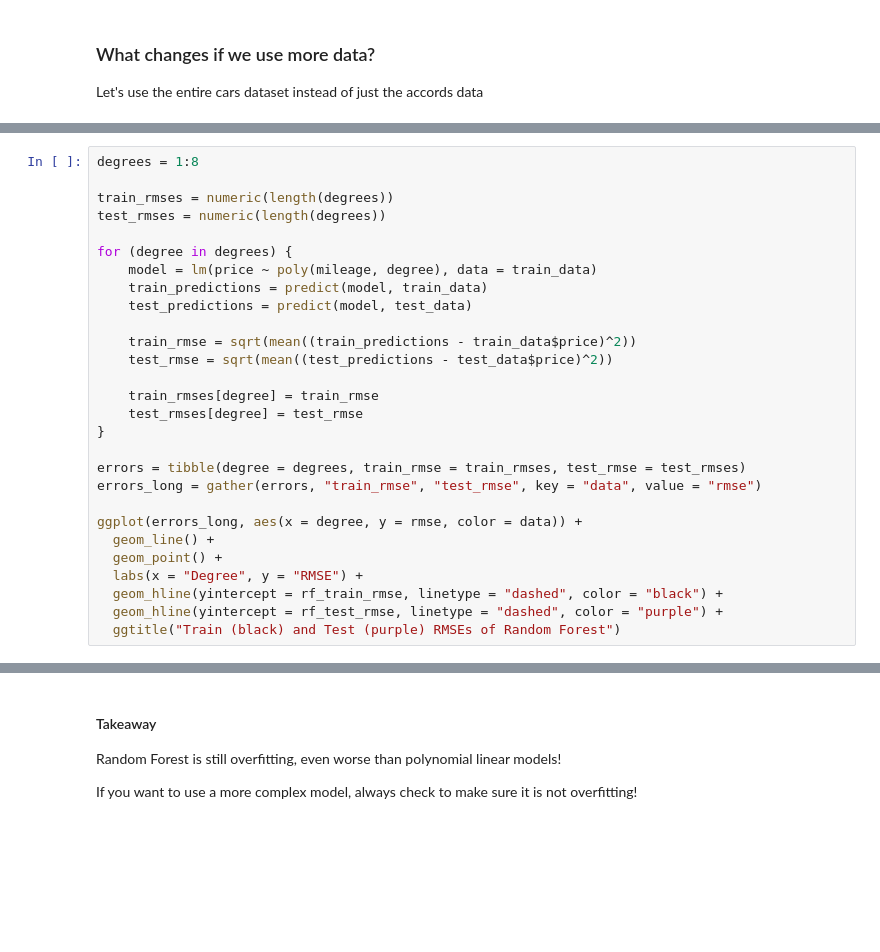
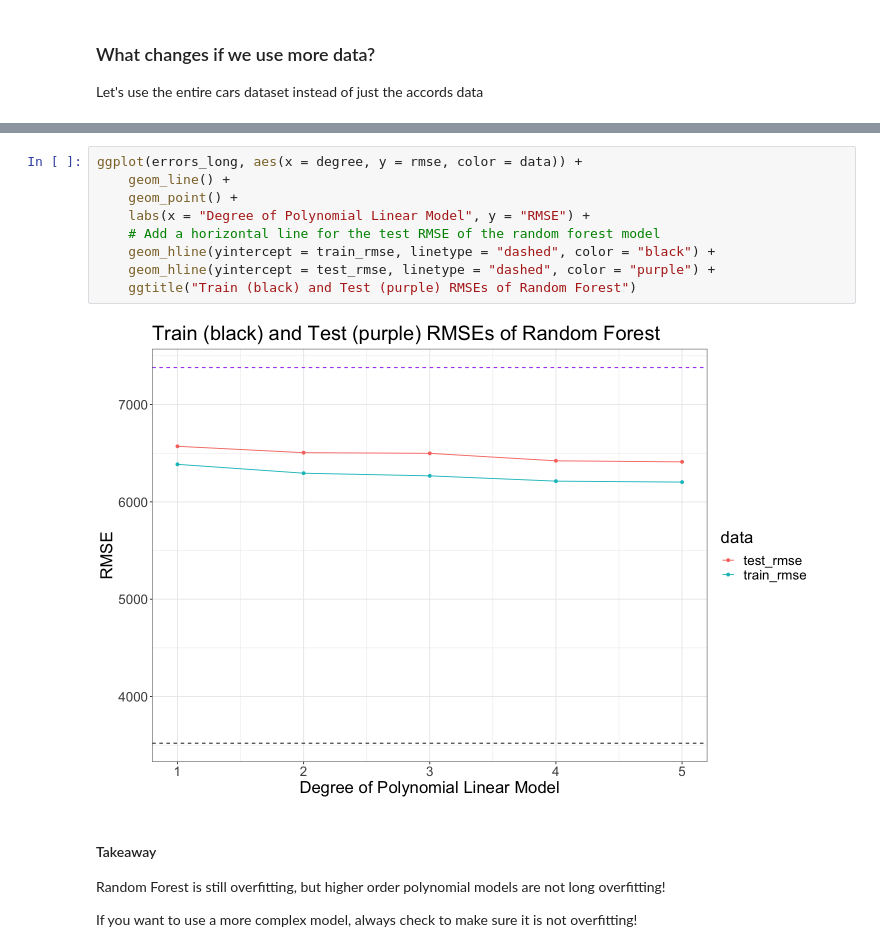
Before and after one commit to joshuagrossman/mse125-labs-public, a Jupyter notebook: week7/lecture_demo.ipynb, the cells around one changed output, grey strips where cells are left out. Cells and saved outputs as stored; diff of their text form; blank space fills up the shorter version.

```diff
--- a/week7/lecture_demo.ipynb
+++ b/week7/lecture_demo.ipynb
@@ -165,28 +277,0 @@ print(rf_test_rmse)
-# %%
-degrees = 1:8
-
-train_rmses = numeric(length(degrees))
-test_rmses = numeric(length(degrees))
-
-for (degree in degrees) {
-    model = lm(price ~ poly(mileage, degree), data = train_data)
-    train_predictions = predict(model, train_data)
-    test_predictions = predict(model, test_data)
-
-    train_rmse = sqrt(mean((train_predictions - train_data$price)^2))
-    test_rmse = sqrt(mean((test_predictions - test_data$price)^2))
-
-    train_rmses[degree] = train_rmse
-    test_rmses[degree] = test_rmse
-}
-
-errors = tibble(degree = degrees, train_rmse = train_rmses, test_rmse = test_rmses)
-errors_long = gather(errors, "train_rmse", "test_rmse", key = "data", value = "rmse")
-
-ggplot(errors_long, aes(x = degree, y = rmse, color = data)) +
-  geom_line() +
-  geom_point() +
-  labs(x = "Degree", y = "RMSE") +
-  geom_hline(yintercept = rf_train_rmse, linetype = "dashed", color = "black") +
-  geom_hline(yintercept = rf_test_rmse, linetype = "dashed", color = "purple") +
-  ggtitle("Train (black) and Test (purple) RMSEs of Random Forest")
@@ -195,6 +278,17 @@ ggplot(errors_long, aes(x = degree, y = rmse, color = data)) +
+# %%
+ggplot(errors_long, aes(x = degree, y = rmse, color = data)) +
+    geom_line() +
+    geom_point() +
+    labs(x = "Degree of Polynomial Linear Model", y = "RMSE") +
+    # Add a horizontal line for the test RMSE of the random forest model
+    geom_hline(yintercept = train_rmse, linetype = "dashed", color = "black") +
+    geom_hline(yintercept = test_rmse, linetype = "dashed", color = "purple") +
+    ggtitle("Train (black) and Test (purple) RMSEs of Random Forest")
+# %% [output]
+[figure, added]
 # %% [markdown]
 #### Takeaway
 
-Random Forest is still overfitting, even worse than polynomial linear models!
+Random Forest is still overfitting, but higher order polynomial models are not long overfitting!
 
 If you want to use a more complex model, always check to make sure it is not overfitting!
```
Also changed, not shown: parts of 11 cells of this notebook.
